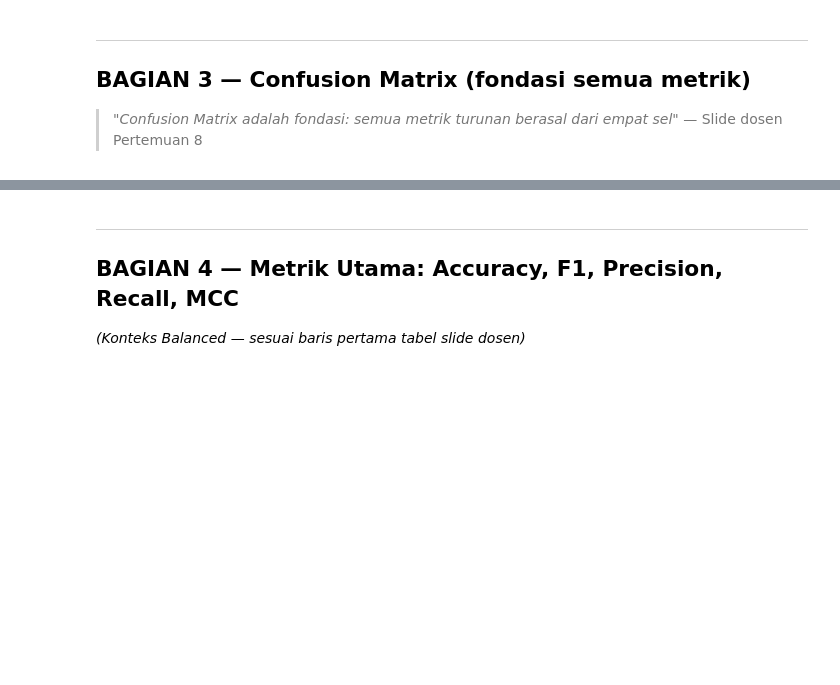
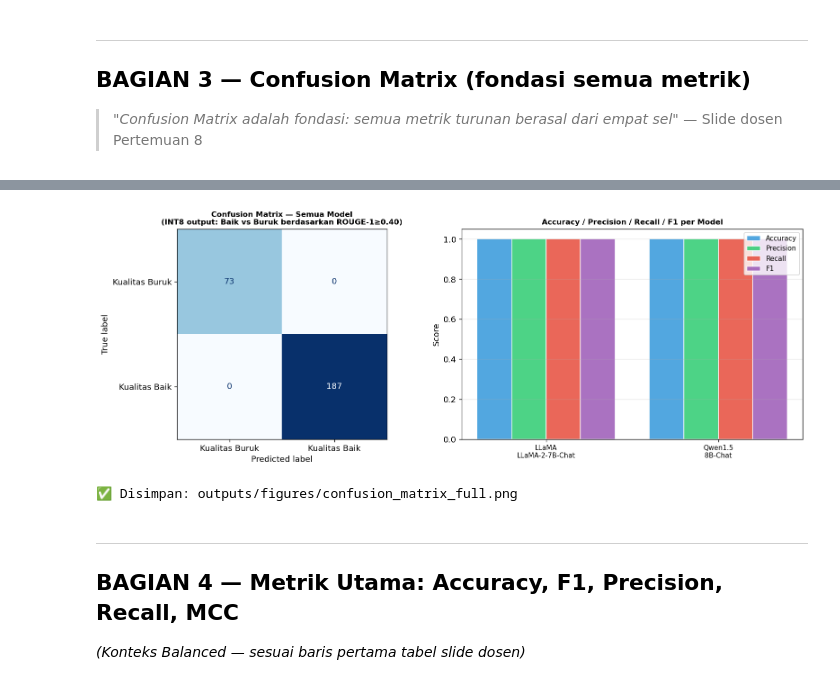
Before and after one commit to PVegananda/llm-quantization-benchmark, a Jupyter notebook: notebooks/06_evaluasi_klasifikasi_metrik_dosen.ipynb, the cells around one changed output, grey strips where cells are left out. Cells and saved outputs as stored; diff of their text form; code cells hidden in the pictures; blank space fills up the shorter version.

```diff
--- a/notebooks/06_evaluasi_klasifikasi_metrik_dosen.ipynb
+++ b/notebooks/06_evaluasi_klasifikasi_metrik_dosen.ipynb
@@ -216,35 +268,37 @@ axes[0].set_title('Confusion Matrix — Semua Model\n'
 # ── Plot 2: Confusion Matrix per model ──
 models_list = df.Model.unique()
 colors_cm = ['#3498DB','#2ECC71','#E74C3C','#9B59B6']
 ax2 = axes[1]
 x_pos = np.arange(len(models_list))
 w = 0.2
 metrics_per_model = []
 for m in models_list:
     sub = df[df.Model == m]
     yt = sub.label_true.values
     yp = sub.label_pred.values
     metrics_per_model.append({
         'Model': m,
         'Accuracy':  round(accuracy_score(yt, yp), 3),
         'Precision': round(precision_score(yt, yp, zero_division=0), 3),
         'Recall':    round(recall_score(yt, yp, zero_division=0), 3),
         'F1':        round(f1_score(yt, yp, zero_division=0), 3),
     })
 df_pm = pd.DataFrame(metrics_per_model)
 for i, (metric, color) in enumerate(zip(['Accuracy','Precision','Recall','F1'], colors_cm)):
     ax2.bar(x_pos + i*w, df_pm[metric], w, label=metric, color=color, alpha=0.85, edgecolor='white')
 ax2.set_xticks(x_pos + 1.5*w)
-ax2.set_xticklabels([m.split('-')[0]+'
-'+m.split('.')[-1] for m in df_pm.Model], fontsize=9)
+ax2.set_xticklabels([m.split('-')[0]+'\n'+m.split('.')[-1] for m in df_pm.Model], fontsize=9)
 ax2.set_ylim(0, 1.05); ax2.set_ylabel('Score')
 ax2.set_title('Accuracy / Precision / Recall / F1 per Model', fontweight='bold', fontsize=10)
 ax2.legend(fontsize=9); ax2.grid(axis='y', alpha=0.3)
 
 plt.tight_layout()
 plt.savefig(FIGURES/'confusion_matrix_full.png', dpi=150, bbox_inches='tight')
 plt.show()
 print("✅ Disimpan: outputs/figures/confusion_matrix_full.png")
+# %% [output]
+[figure, added]
+✅ Disimpan: outputs/figures/confusion_matrix_full.png
 # %% [markdown]
 ---
 ## BAGIAN 4 — Metrik Utama: Accuracy, F1, Precision, Recall, MCC
```
Also changed, not shown: parts of 6 cells of this notebook, 28 other files.
